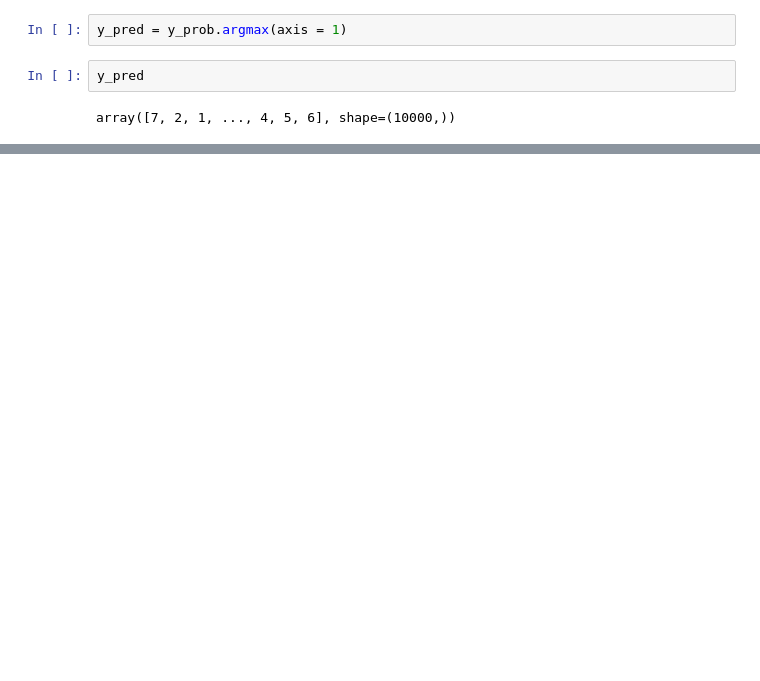
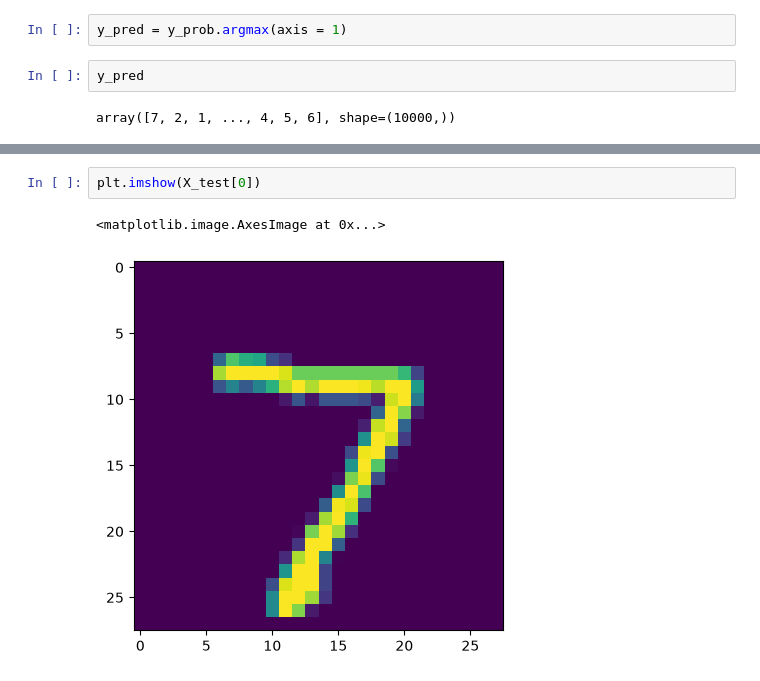
Before and after one commit to RUPESH-YADRAJ/DEEP_LEARNING_PROJECTS, a Jupyter notebook: handwritten_digit_classification_using_ann/digit_classification.ipynb, the cells around one changed output, grey strips where cells are left out. Saved outputs shown, nothing was run; the diff lists cells and outputs as text; blank space fills up the shorter version.

```diff
--- a/handwritten_digit_classification_using_ann/digit_classification.ipynb
+++ b/handwritten_digit_classification_using_ann/digit_classification.ipynb
@@ -115,0 +124,5 @@ accuracy_score(y_test, y_pred)
+# %%
+plt.imshow(X_test[0])
+# %% [output]
+<matplotlib.image.AxesImage at 0x...>
+[figure, added]
```
Also changed, not shown: parts of 10 cells of this notebook.
